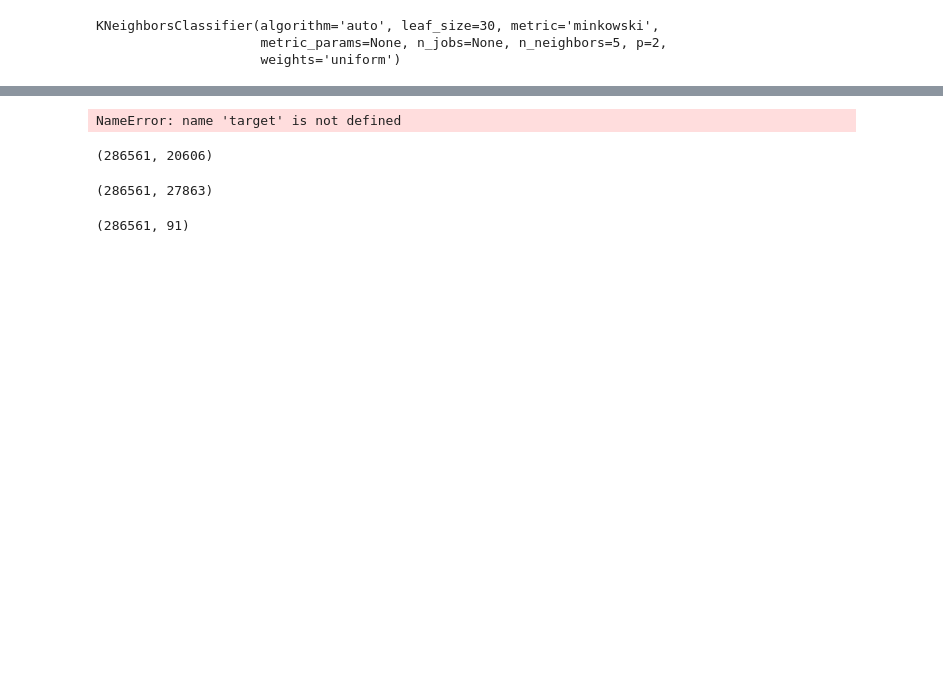
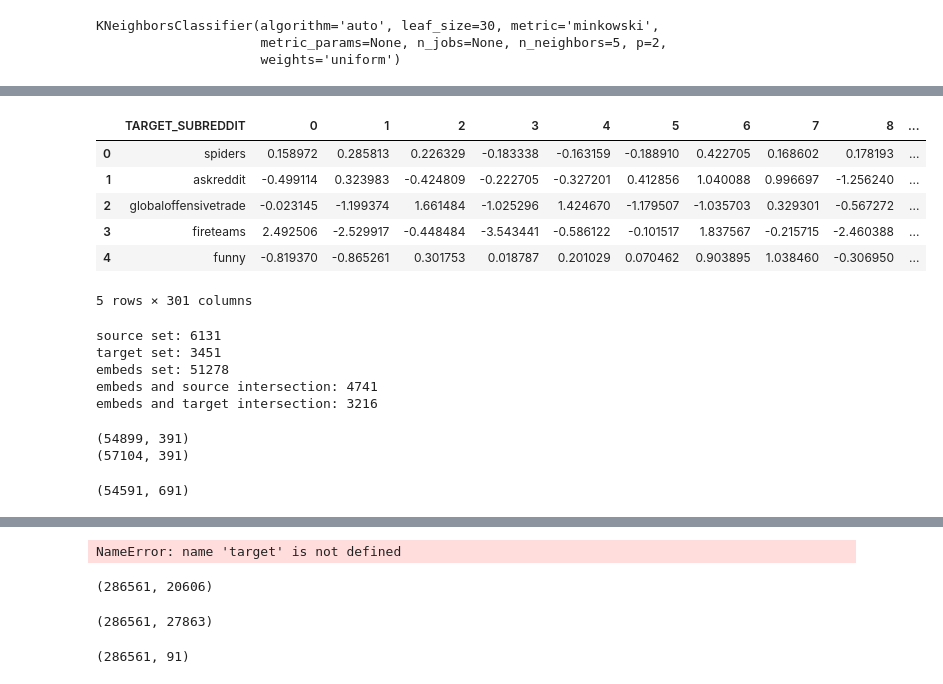
Before and after one commit to zhang-lucy/18.065-final-project, a Jupyter notebook: explore.ipynb, the cells around one changed output, grey strips where cells are left out. Cells and saved outputs as stored; diff of their text form; code cells hidden in the pictures; blank space fills up the shorter version.

```diff
--- a/explore.ipynb
+++ b/explore.ipynb
@@ -470 +471,48 @@ embeddings.head()
 5 rows × 301 columns
+# %%
+target_embeds = source_embeds.rename(columns = {"SOURCE_SUBREDDIT":"TARGET_SUBREDDIT"})
+target_embeds.head()
+# %% [output]
+|  | TARGET_SUBREDDIT | 0 | 1 | 2 | 3 | 4 | 5 | 6 | 7 | 8 | ... |
+| 0 | spiders | 0.158972 | 0.285813 | 0.226329 | -0.183338 | -0.163159 | -0.188910 | 0.422705 | 0.168602 | 0.178193 | ... |
+| 1 | askreddit | -0.499114 | 0.323983 | -0.424809 | -0.222705 | -0.327201 | 0.412856 | 1.040088 | 0.996697 | -1.256240 | ... |
+| 2 | globaloffensivetrade | -0.023145 | -1.199374 | 1.661484 | -1.025296 | 1.424670 | -1.179507 | -1.035703 | 0.329301 | -0.567272 | ... |
+| 3 | fireteams | 2.492506 | -2.529917 | -0.448484 | -3.543441 | -0.586122 | -0.101517 | 1.837567 | -0.215715 | -2.460388 | ... |
+| 4 | funny | -0.819370 | -0.865261 | 0.301753 | 0.018787 | 0.201029 | 0.070462 | 0.903895 | 1.038460 | -0.306950 | ... |
+5 rows × 301 columns
+# %%
+source_set = set(top_df["SOURCE_SUBREDDIT"].values)
+print("source set:",len(source_set))
+
+target_set = set(top_df["TARGET_SUBREDDIT"].values)
+print("target set:",len(target_set))
+
+embeds_set = set(source_embeds["SOURCE_SUBREDDIT"].values)
+print("embeds set:",len(embeds_set))
+
+source_inter = embeds_set.intersection(source_set)
+print("embeds and source intersection:",len(source_inter))
+
+target_inter = embeds_set.intersection(target_set)
+print("embeds and target intersection:",len(target_inter))
+# %% [output]
+source set: 6131
+target set: 3451
+embeds set: 51278
+embeds and source intersection: 4741
+embeds and target intersection: 3216
+# %%
+# creating two dfs: one using embeddings for source subreddits and one using embeddings for target subreddits
+source_merge = pd.merge(top_df, source_embeds, on=["SOURCE_SUBREDDIT"])
+target_merge = pd.merge(top_df, target_embeds, on=["TARGET_SUBREDDIT"])
+print(source_merge.shape)
+print(target_merge.shape)
+# %% [output]
+(54899, 391)
+(57104, 391)
+# %%
+# make df with embeddings for both source and target subreddits
+all_merge = pd.merge(source_merge, target_embeds, on=["TARGET_SUBREDDIT"])
+all_merge.shape
+# %% [output]
+(54591, 691)
```
Also changed, not shown: parts of 37 cells of this notebook.
